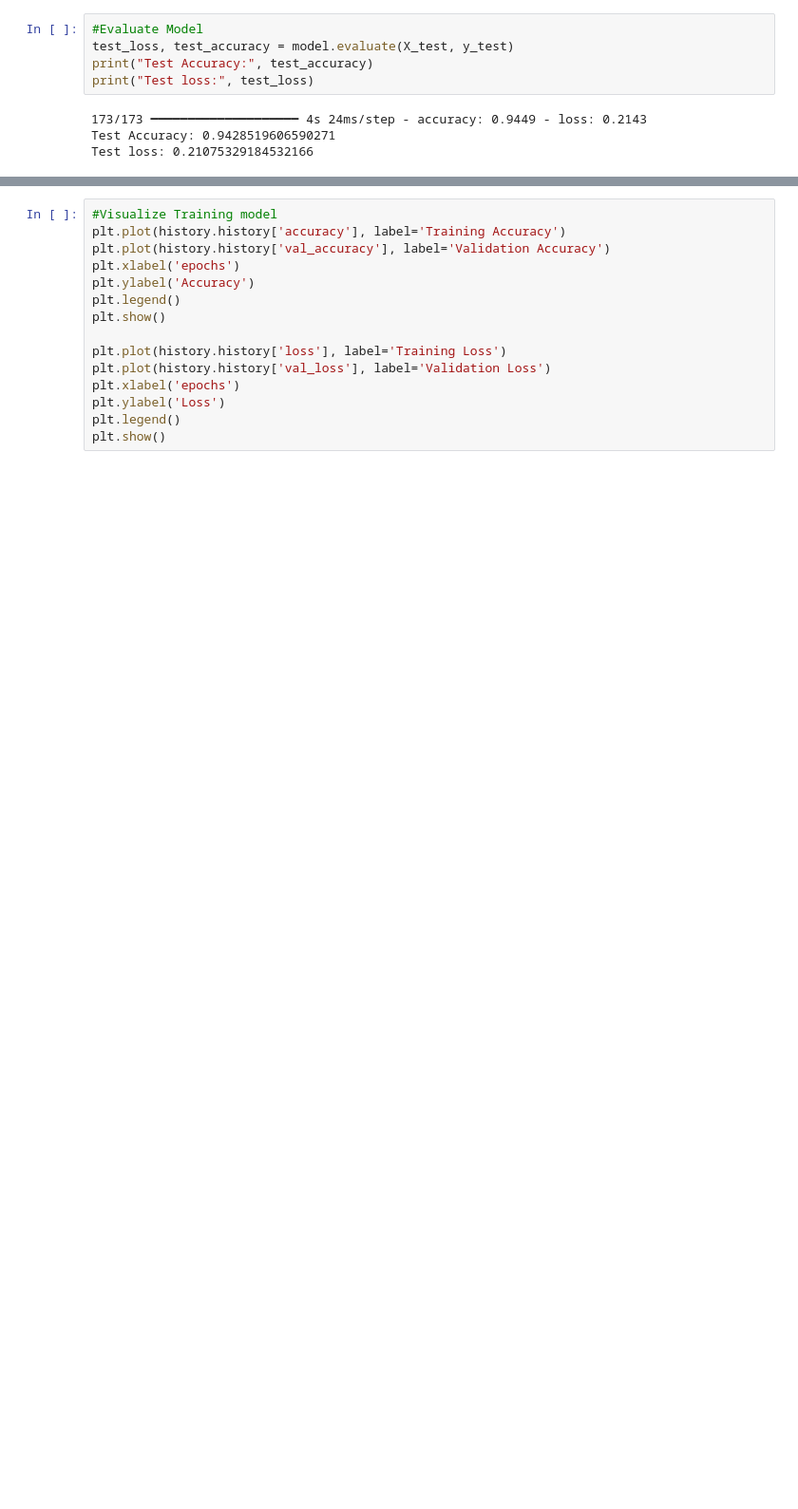
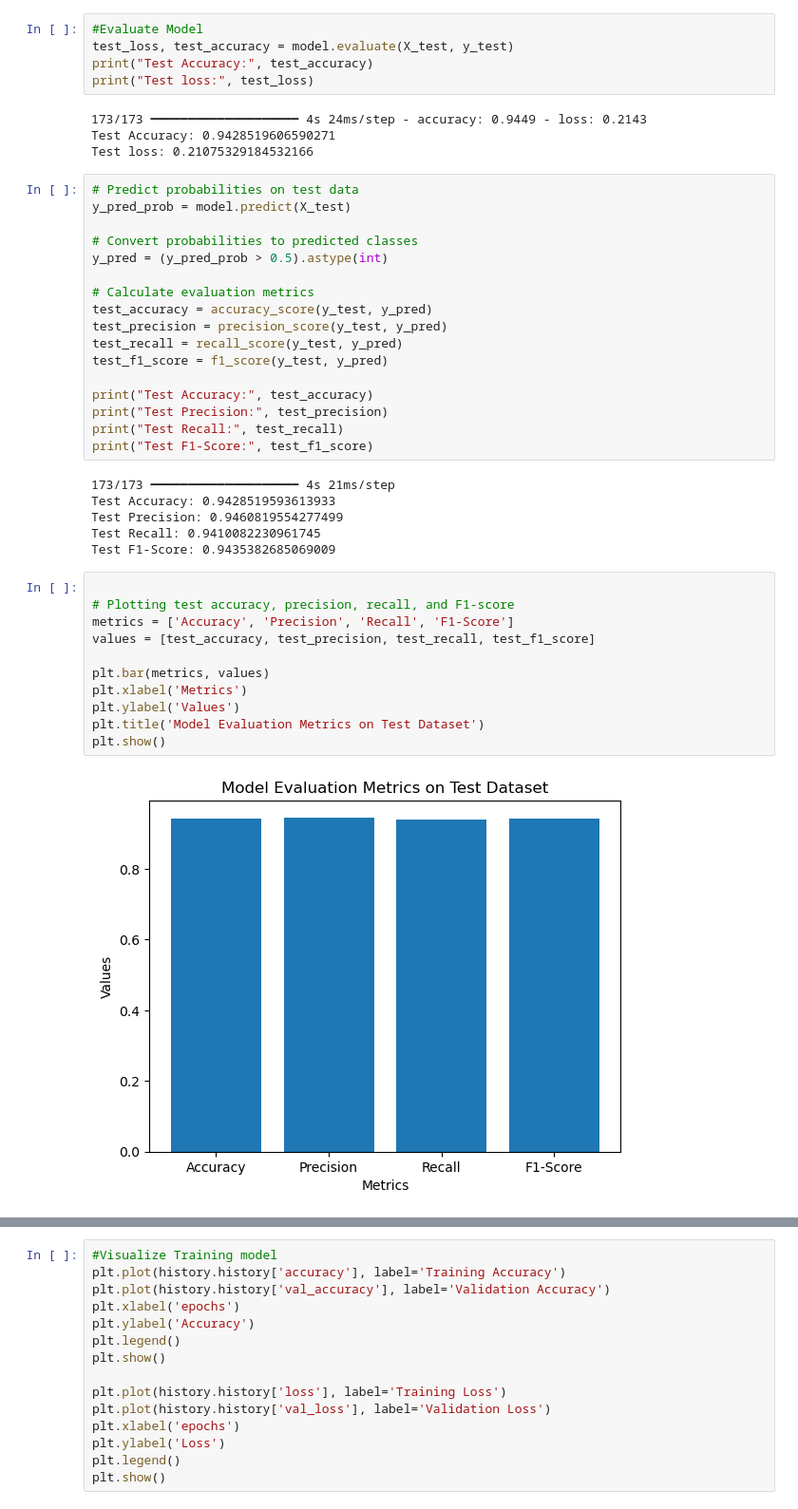
Before and after one commit to manumutai/MLEXERCISE, a Jupyter notebook: malaria-set.ipynb, the cells around one changed output, grey strips where cells are left out. Shown at 95% size. Cells and saved outputs as stored; diff of their text form; blank space fills up the shorter version.

```diff
--- a/malaria-set.ipynb
+++ b/malaria-set.ipynb
@@ -101,3 +103,39 @@ print("Test loss:", test_loss)
 173/173 ━━━━━━━━━━━━━━━━━━━━ 4s 24ms/step - accuracy: 0.9449 - loss: 0.2143
 Test Accuracy: 0.9428519606590271
 Test loss: 0.21075329184532166
+# %%
+# Predict probabilities on test data
+y_pred_prob = model.predict(X_test)
+
+# Convert probabilities to predicted classes
+y_pred = (y_pred_prob > 0.5).astype(int)
+
+# Calculate evaluation metrics
+test_accuracy = accuracy_score(y_test, y_pred)
+test_precision = precision_score(y_test, y_pred)
+test_recall = recall_score(y_test, y_pred)
+test_f1_score = f1_score(y_test, y_pred)
+
+print("Test Accuracy:", test_accuracy)
+print("Test Precision:", test_precision)
+print("Test Recall:", test_recall)
+print("Test F1-Score:", test_f1_score)
+# %% [output]
+173/173 ━━━━━━━━━━━━━━━━━━━━ 4s 21ms/step
+Test Accuracy: 0.9428519593613933
+Test Precision: 0.9460819554277499
+Test Recall: 0.9410082230961745
+Test F1-Score: 0.9435382685069009
+# %%
+
+# Plotting test accuracy, precision, recall, and F1-score
+metrics = ['Accuracy', 'Precision', 'Recall', 'F1-Score']
+values = [test_accuracy, test_precision, test_recall, test_f1_score]
+
+plt.bar(metrics, values)
+plt.xlabel('Metrics')
+plt.ylabel('Values')
+plt.title('Model Evaluation Metrics on Test Dataset')
+plt.show()
+# %% [output]
+[figure, added]
```
Also changed, not shown: parts of 4 cells of this notebook.
